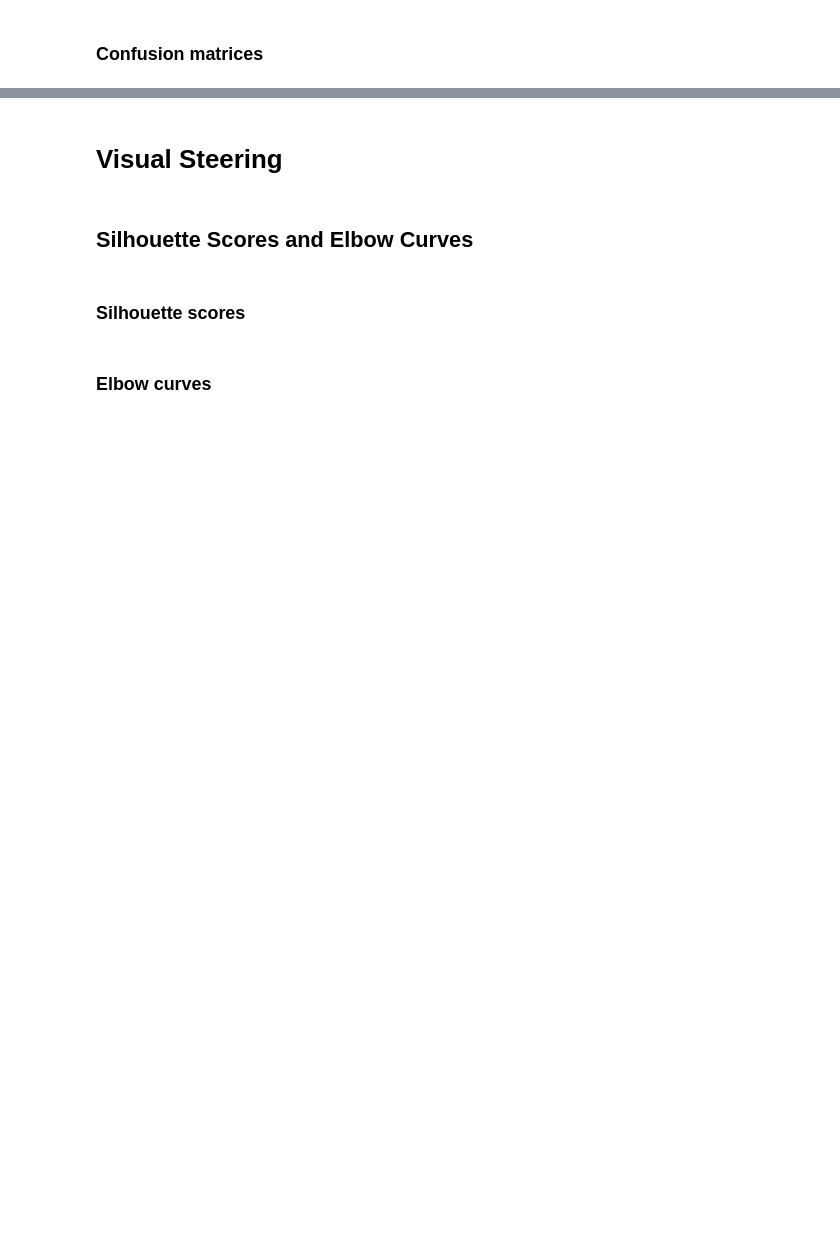
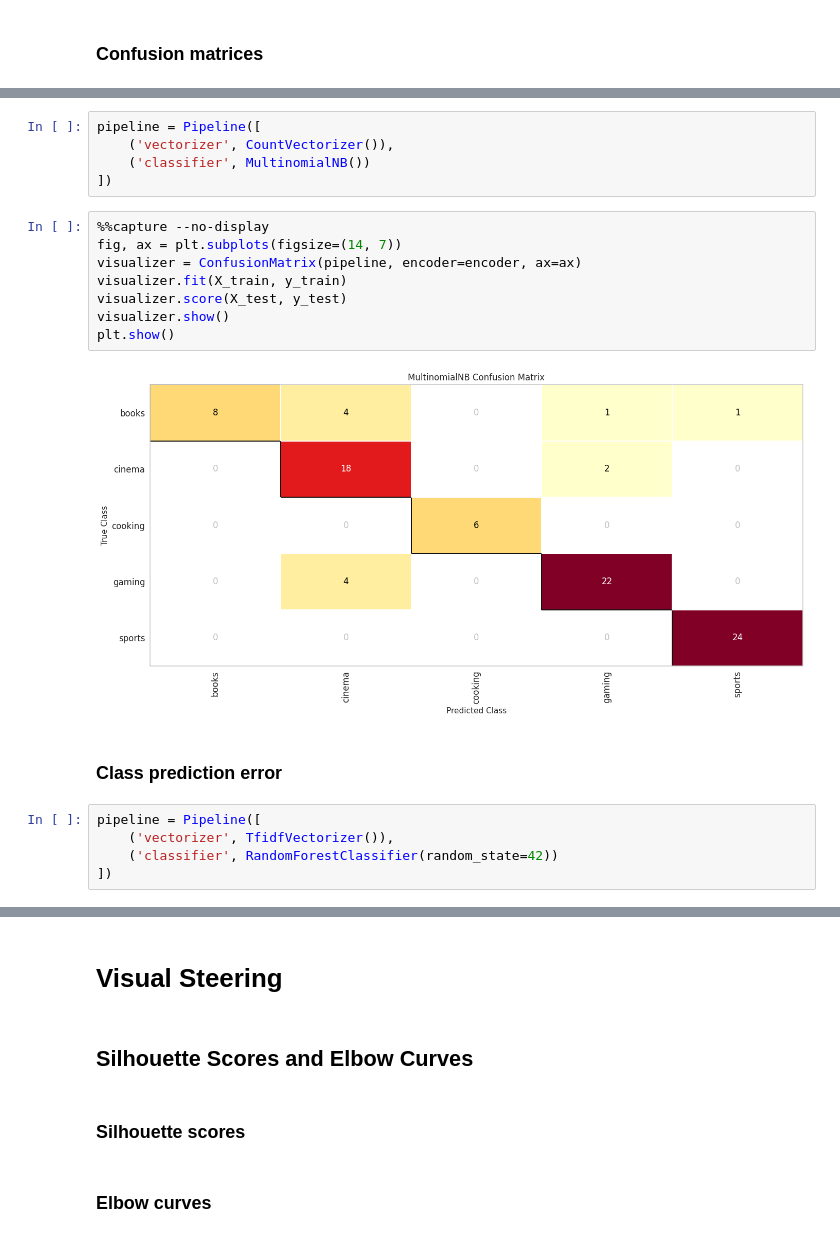
Before and after one commit to rjafarau/atap, a Jupyter notebook: python/source/08_Text_Visualization.ipynb, the cells around one changed output, grey strips where cells are left out. Saved outputs shown, nothing was run; the diff lists cells and outputs as text; blank space fills up the shorter version.

```diff
--- a/python/source/08_Text_Visualization.ipynb
+++ b/python/source/08_Text_Visualization.ipynb
@@ -782,0 +865,22 @@ plt.show()
+# %%
+pipeline = Pipeline([
+    ('vectorizer', CountVectorizer()),
+    ('classifier', MultinomialNB())
+])
+# %%
+%%capture --no-display
+fig, ax = plt.subplots(figsize=(14, 7))
+visualizer = ConfusionMatrix(pipeline, encoder=encoder, ax=ax)
+visualizer.fit(X_train, y_train)
+visualizer.score(X_test, y_test)
+visualizer.show()
+plt.show()
+# %% [output]
+[figure, added]
+# %% [markdown]
+### Class prediction error
+# %%
+pipeline = Pipeline([
+    ('vectorizer', TfidfVectorizer()),
+    ('classifier', RandomForestClassifier(random_state=42))
+])
```
Also changed, not shown: parts of 15 cells of this notebook, 1 other file.
